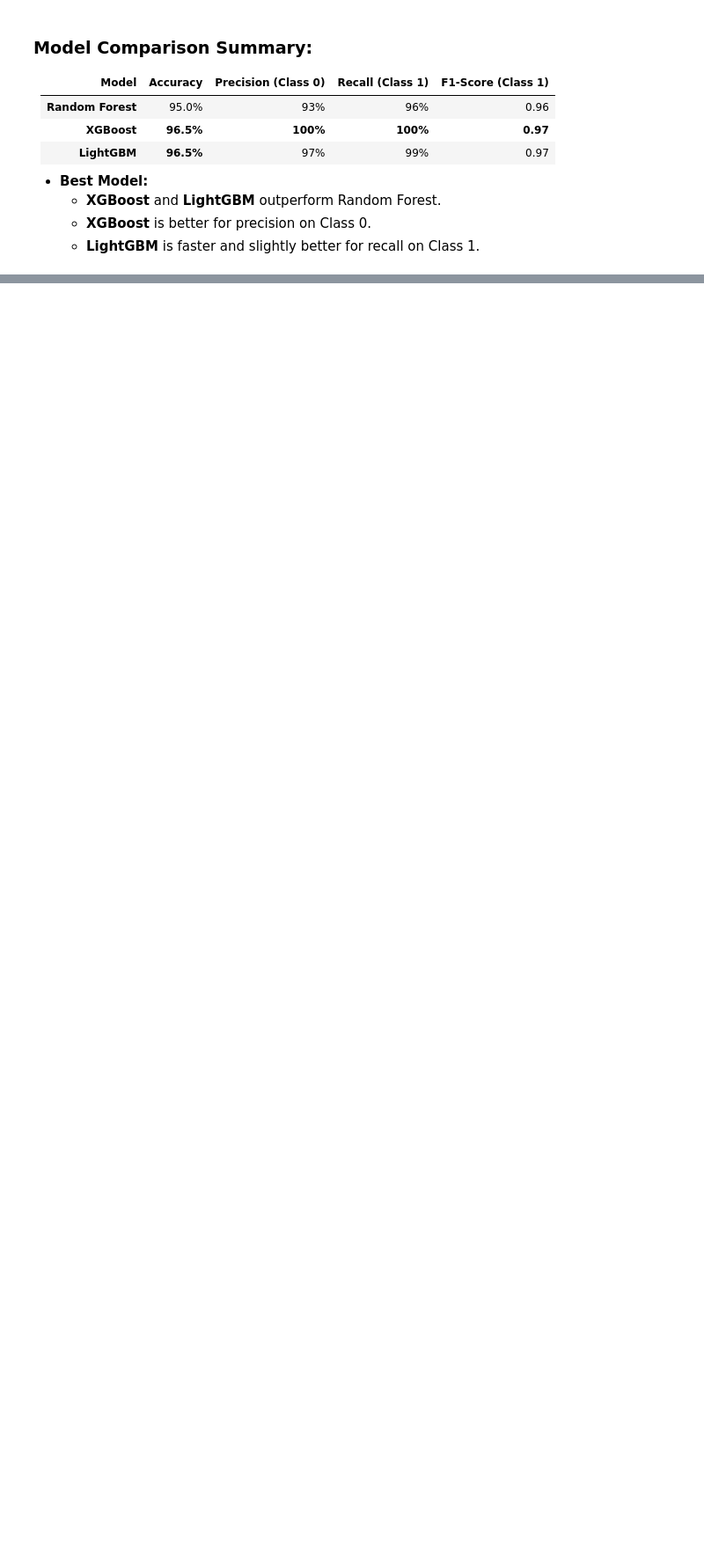
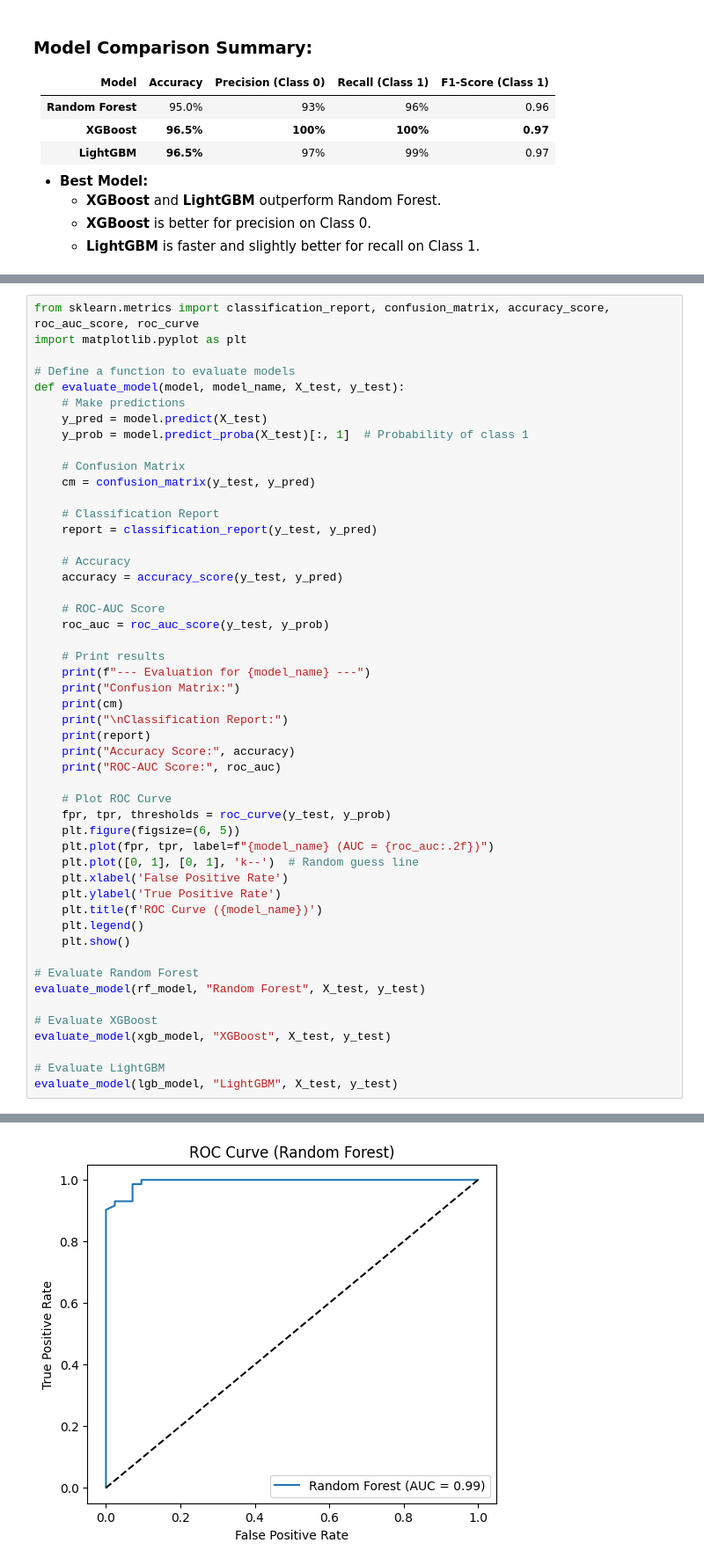
Before and after one commit to Shahbazi-Amir/Classification-with-Ensemble-Methods, a Jupyter notebook: classification_ensemble_breast_cancer.ipynb, the cells around one changed output, grey strips where cells are left out. Shown: that part at 88% size. Drawn from its saved outputs; the diff is of its cells as text; blank space fills up the shorter version.

```diff
--- a/classification_ensemble_breast_cancer.ipynb
+++ b/classification_ensemble_breast_cancer.ipynb
@@ -304,0 +474,51 @@ plt.show()
+# %%
+from sklearn.metrics import classification_report, confusion_matrix, accuracy_score, roc_auc_score, roc_curve
+import matplotlib.pyplot as plt
+
+# Define a function to evaluate models
+def evaluate_model(model, model_name, X_test, y_test):
+    # Make predictions
+    y_pred = model.predict(X_test)
+    y_prob = model.predict_proba(X_test)[:, 1]  # Probability of class 1
+
+    # Confusion Matrix
+    cm = confusion_matrix(y_test, y_pred)
+
+    # Classification Report
+    report = classification_report(y_test, y_pred)
+
+    # Accuracy
+    accuracy = accuracy_score(y_test, y_pred)
+
+    # ROC-AUC Score
+    roc_auc = roc_auc_score(y_test, y_prob)
+
+    # Print results
+    print(f"--- Evaluation for {model_name} ---")
+    print("Confusion Matrix:")
+    print(cm)
+    print("\nClassification Report:")
+    print(report)
+    print("Accuracy Score:", accuracy)
+    print("ROC-AUC Score:", roc_auc)
+
+    # Plot ROC Curve
+    fpr, tpr, thresholds = roc_curve(y_test, y_prob)
+    plt.figure(figsize=(6, 5))
+    plt.plot(fpr, tpr, label=f"{model_name} (AUC = {roc_auc:.2f})")
+    plt.plot([0, 1], [0, 1], 'k--')  # Random guess line
+    plt.xlabel('False Positive Rate')
+    plt.ylabel('True Positive Rate')
+    plt.title(f'ROC Curve ({model_name})')
+    plt.legend()
+    plt.show()
+
+# Evaluate Random Forest
+evaluate_model(rf_model, "Random Forest", X_test, y_test)
+
+# Evaluate XGBoost
+evaluate_model(xgb_model, "XGBoost", X_test, y_test)
+
+# Evaluate LightGBM
+evaluate_model(lgb_model, "LightGBM", X_test, y_test)
+# %% [output]
@@ -304,0 +542 @@ plt.show()
+[figure, added]
```
Also changed, not shown: parts of 10 cells of this notebook.
